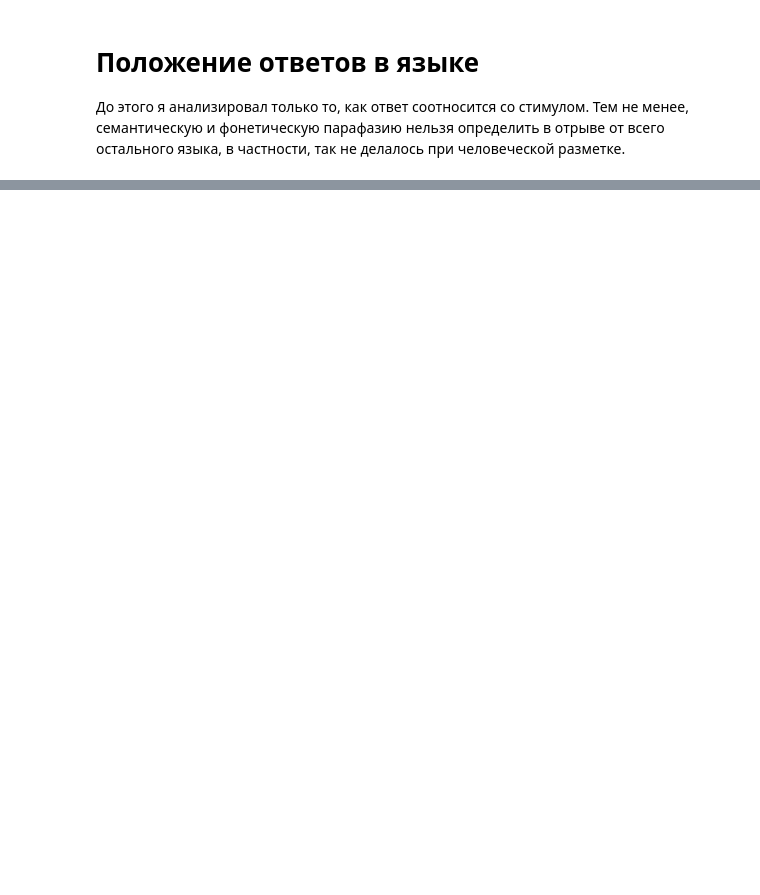
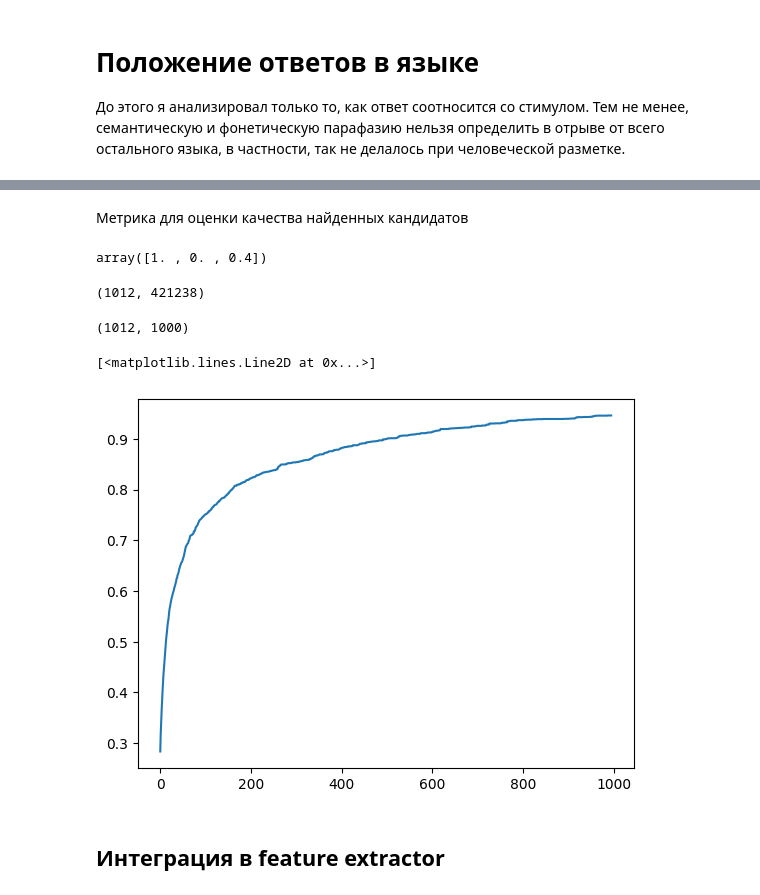
Before and after one commit to vmgorelikov/Automated-Classification-of-Language-Eloquent-Areas-in-Neurotypical-Individuals, a Jupyter notebook: notebooks/feature_extraction.ipynb, the cells around one changed output, grey strips where cells are left out. Saved outputs shown, nothing was run; the diff lists cells and outputs as text; code cells hidden in the pictures; blank space fills up the shorter version.

Commit message:
advancements toward optimized word frequency list search

```diff
--- a/notebooks/feature_extraction.ipynb
+++ b/notebooks/feature_extraction.ipynb
@@ -821,0 +904,2 @@ pl.concat([
+# %% [markdown]
+Метрика для оценки качества найденных кандидатов
@@ -821,0 +923,42 @@ pl.concat([
+# %%
+metric(metric_test_true, metric_test_pred)
+# %% [output]
+array([1. , 0. , 0.4])
+# %%
+nn_candidate_indices = nearest_neighbors.kneighbors(query_vectors,
+                                                n_neighbors=1000,
+                                                return_distance=False)
+# %%
+golden_distances_sorted = np.sort(golden_distances,
+                                    axis=1)
+# %%
+golden_distances_arranged_by_nn = np.take_along_axis(
+    golden_distances, indices=nn_candidate_indices, axis=1
+)
+# %%
+golden_distances.shape
+# %% [output]
+(1012, 421238)
+# %%
+nn_candidate_indices.shape
+# %% [output]
+(1012, 1000)
+# %%
+from tqdm import tqdm
+metric_means: list[float] = []
+
+for k_dynamic in tqdm(range(5, 1000)):
+    metric_means.append(metric(golden_distances_sorted[:, :k_dynamic],
+                       golden_distances_arranged_by_nn[:, :k_dynamic],
+                       k=3)\
+            .mean())
+# %%
+from matplotlib.pyplot import plot, margins, xlabel
+
+plot(metric_means)
+# margins(x=0, y=0)
+# %% [output]
+[<matplotlib.lines.Line2D at 0x...>]
+[figure, added]
+# %% [markdown]
+## Интеграция в feature extractor
```
Also changed, not shown: parts of 33 cells of this notebook.
